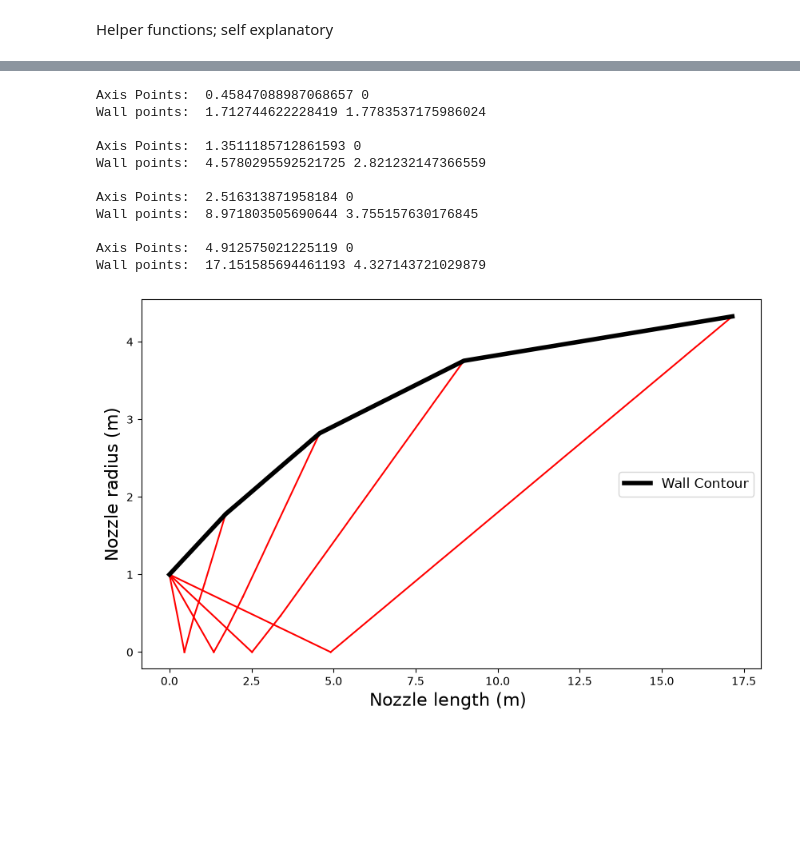
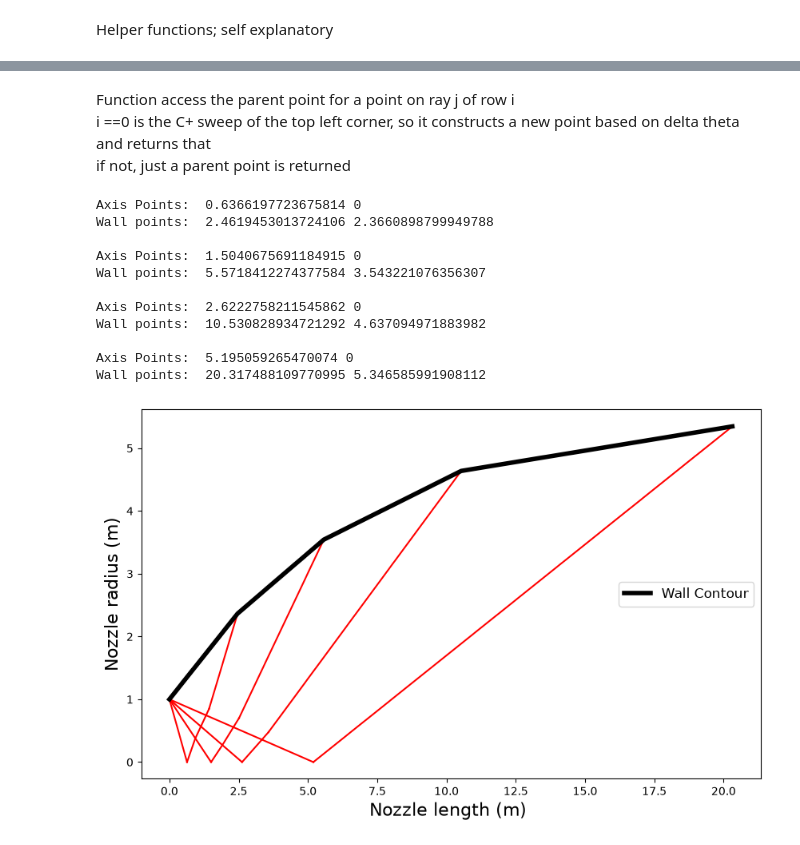
Before and after one commit to DanielKim0208/ME-433RocketScience, a Jupyter notebook: HW7/HW7.ipynb, the cells around one changed output, grey strips where cells are left out. Cells and saved outputs as stored; diff of their text form; code cells hidden in the pictures; blank space fills up the shorter version.

```diff
--- a/HW7/HW7.ipynb
+++ b/HW7/HW7.ipynb
@@ -91,3 +81,18 @@ def upstream(i, j, rows):
+# %% [markdown]
+Function access the parent point for a point on ray j of row i
+i ==0 is the C+ sweep of the top left corner, so it constructs a new point based on delta theta and returns that
+if not, just a parent point is returned
+# %%
+def upstream(i, j, rays):
+    if i == 0:
+        theta = j*dt #Can starting point be 0 degrees? Ask in the office hours
+
+        nu = PrandtlMeyer(M_init, gamma) + theta
+        M = InversePrandtlMeyer(nu, gamma)
+        return [theta, nu, M, mu(M), theta + nu, None, x_throat, R_t]
+
+    #Return 1 before in the shared ray
+    return rays[i - 1][j - i + 1]
 # %%
 
 # point data structure (THIS IS THE U AND P) = [theta, nu, M, mu, J_minus, J_plus, x, y]
@@ -125,59 +136,55 @@ def wall_point(Upstream, Previous):
     return Previous[:6] + [x, y]
 # %%
 # point = [theta, nu, M, mu, J_minus, J_plus, x, y]
-# rows[i] = [axis point, internal points ..., wall point]
+# rays[i] = Each line, [start point, internal points ..., wall point]
 
-theta_max = PrandtlMeyer(M_exit, gamma)/2
-theta_max_deg = np.rad2deg(theta_max)
-delta_theta = np.deg2rad(theta_max_deg - int(theta_max_deg))
-dt = np.deg2rad(int(theta_max_deg)/(n - 1))
+rays = []
 
 
-rows = []
 for i in range(n):
-    row = []
+    ray = []
     for j in range(i, n + 1):
-        U = upstream(i, j, rows)
+        U = upstream(i, j, rays)
         if j == i:
-            row.append(centerline_point(U))
+            ray.append(centerline_point(U))
         elif j < n:
-            row.append(internal_point(U, row[-1]))
+            ray.append(internal_point(U, ray[-1]))
         else:
-            row.append(wall_point(U, row[-1]))
-    rows.append(row)
-    print("Axis Points: ", *row[0][6:8])
-    print("Wall points: ", *row[-1][6:8], "\n")
+            ray.append(wall_point(U, ray[-1]))
+    rays.append(ray)
+    print("Axis Points: ", *ray[0][6:8])
+    print("Wall points: ", *ray[-1][6:8], "\n")
 # %% [output]
-Axis Points:  0.45847088987068657 0
-Wall points:  1.712744622228419 1.7783537175986024
+Axis Points:  0.6366197723675814 0
+Wall points:  2.4619453013724106 2.3660898799949788
 
-Axis Points:  1.3511185712861593 0
-Wall points:  4.5780295592521725 2.821232147366559
+Axis Points:  1.5040675691184915 0
+Wall points:  5.5718412274377584 3.543221076356307
 
-Axis Points:  2.516313871958184 0
-Wall points:  8.971803505690644 3.755157630176845
+Axis Points:  2.6222758211545862 0
+Wall points:  10.530828934721292 4.637094971883982
 
-Axis Points:  4.912575021225119 0
-Wall points:  17.151585694461193 4.327143721029879
+Axis Points:  5.195059265470074 0
+Wall points:  20.317488109770995 5.346585991908112
 # %%
 plt.figure(figsize=(10, 6))
-for row in rows:
-    x = [p[6] for p in row]
-    y = [p[7] for p in row]
+for ray in rays:
+    x = [p[6] for p in ray]
+    y = [p[7] for p in ray]
     plt.plot([x[0], x_throat], [y[0], R_t], color = 'red')
     plt.plot(x[:-1], y[:-1], color = 'red')
     plt.plot(x[-2:], y[-2:], color = 'red')
 
-wall_x = [x_throat] + [row[-1][6] for row in rows]
-wall_y = [R_t] + [row[-1][7] for row in rows]
+wall_x = [x_throat] + [ray[-1][6] for ray in rays]
+wall_y = [R_t] + [ray[-1][7] for ray in rays]
 plt.plot(wall_x, wall_y, color='black', linewidth=4, label='Wall Contour')
 
 plt.xlabel("Nozzle length (m) ", fontsize=16)
 plt.ylabel("Nozzle radius (m)", fontsize=16)
 plt.legend(loc=7, prop={'size': 12})
 plt.show()
 # %% [output]
-[figure, old version]
+[figure, new version]
 # %% [markdown]
 I looked at more than 2 codebase to understand how the 2D MOC nozzle works.
 No AI was used. All functions were written by me.
```
Also changed, not shown: parts of 5 cells of this notebook, 1 other file.
